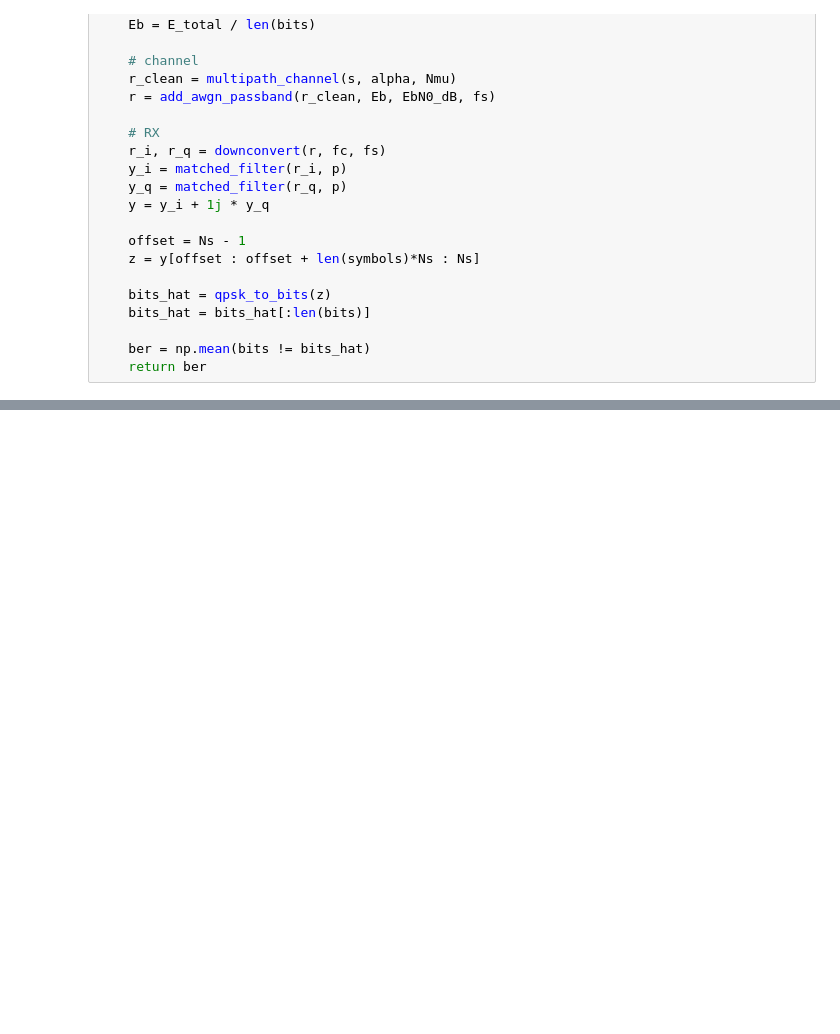
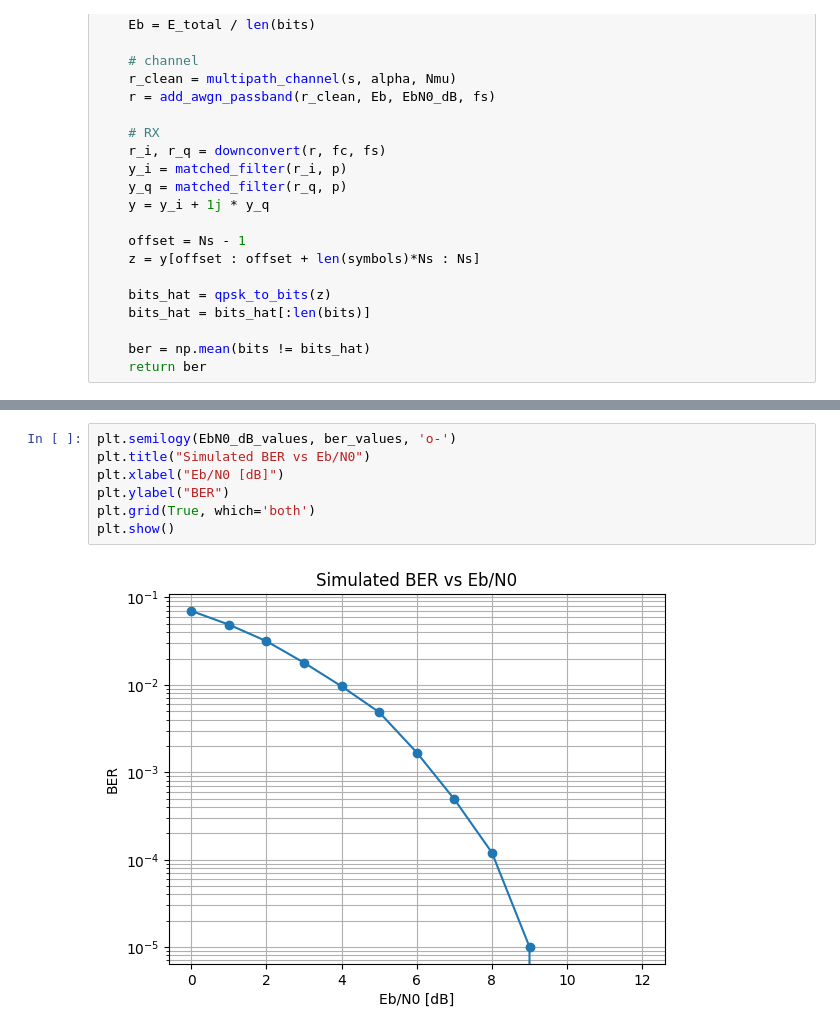
Before and after one commit to axellangenskiold/eitn21, a Jupyter notebook: assignment1_axel.ipynb, the cells around one changed output, grey strips where cells are left out. Saved outputs shown, nothing was run; the diff lists cells and outputs as text; blank space fills up the shorter version.

```diff
--- a/assignment1_axel.ipynb
+++ b/assignment1_axel.ipynb
@@ -346,0 +320,9 @@ NameError: name 'bits_to_qpsk' is not defined
+# %%
+plt.semilogy(EbN0_dB_values, ber_values, 'o-')
+plt.title("Simulated BER vs Eb/N0")
+plt.xlabel("Eb/N0 [dB]")
+plt.ylabel("BER")
+plt.grid(True, which='both')
+plt.show()
+# %% [output]
+[figure, added]
```
Also changed, not shown: parts of 15 cells of this notebook.
